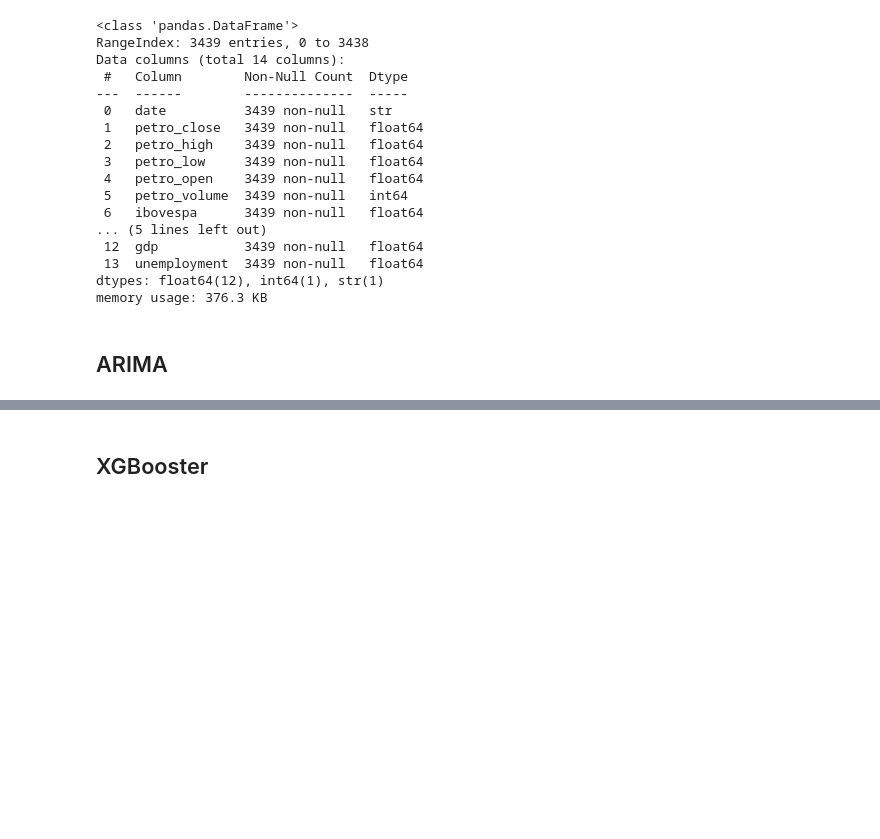
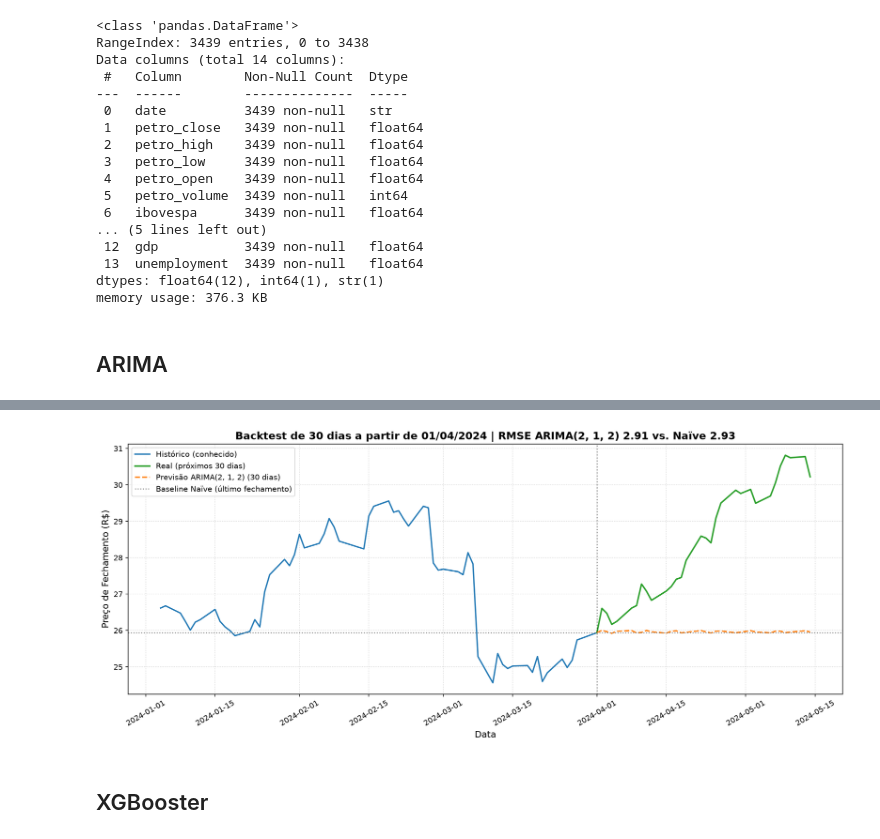
Before and after one commit to robertasaoriokada/stock-prediction, a Jupyter notebook: PETR4.ipynb, the cells around one changed output, grey strips where cells are left out. Saved outputs shown, nothing was run; the diff lists cells and outputs as text; code cells hidden in the pictures; blank space fills up the shorter version.

```diff
--- a/PETR4.ipynb
+++ b/PETR4.ipynb
@@ -90,0 +100,5 @@ plot_forecast(
+# %%
+plot_forecast_30(res_petro_30, train_petro, test_petro, "petro", origem="2024-03-31",
+                 model_name=f"ARIMA{res_petro_30['order']}")
+# %% [output]
+[figure, added]
```
Also changed, not shown: parts of 9 cells of this notebook, 1 other file.
